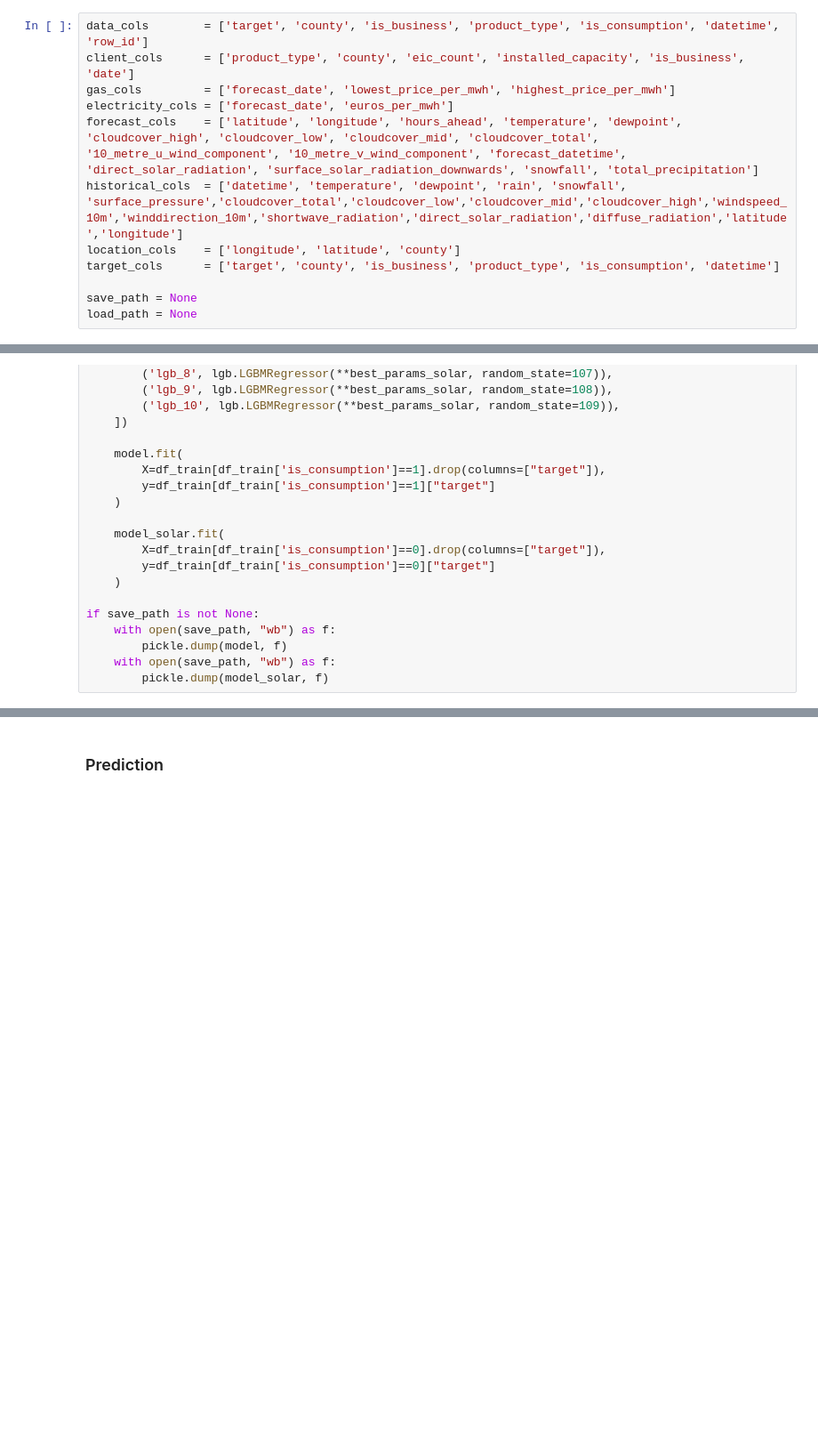
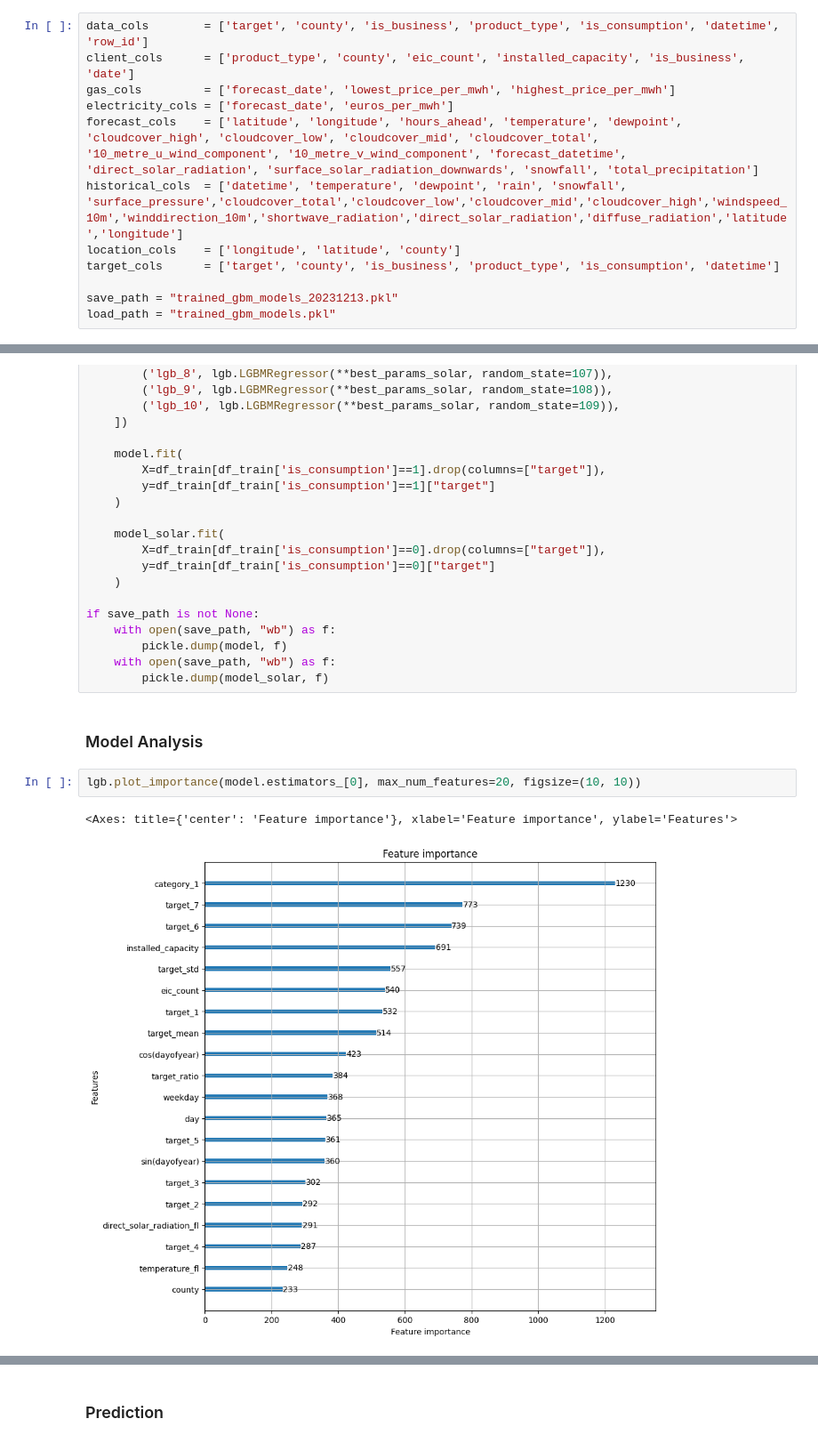
Before and after one commit to lambe/kaggling, a Jupyter notebook: enefit_pebob_2023/pebob_submission_LightGBM.ipynb, the cells around one changed output, grey strips where cells are left out. Shown at 89% size. Saved outputs shown, nothing was run; the diff lists cells and outputs as text; blank space fills up the shorter version.

Commit message:
Add plots of feature importance

```diff
--- a/enefit_pebob_2023/pebob_submission_LightGBM.ipynb
+++ b/enefit_pebob_2023/pebob_submission_LightGBM.ipynb
@@ -308,8 +308,8 @@ historical_cols  = ['datetime', 'temperature', 'dewpoint', 'rain', 'snowfall', '
 location_cols    = ['longitude', 'latitude', 'county']
 target_cols      = ['target', 'county', 'is_business', 'product_type', 'is_consumption', 'datetime']
 
-save_path = None
-load_path = None
+save_path = "trained_gbm_models_20231213.pkl"
+load_path = "trained_gbm_models.pkl"
 # %%
 df_data        = pl.read_csv(os.path.join(root, "train.csv"), columns=data_cols, try_parse_dates=True)
 df_client      = pl.read_csv(os.path.join(root, "client.csv"), columns=client_cols, try_parse_dates=True)
@@ -474,3 +444,10 @@ if save_path is not None:
         pickle.dump(model, f)
     with open(save_path, "wb") as f:
         pickle.dump(model_solar, f)
+# %% [markdown]
+### Model Analysis
+# %%
+lgb.plot_importance(model.estimators_[0], max_num_features=20, figsize=(10, 10))
+# %% [output]
+<Axes: title={'center': 'Feature importance'}, xlabel='Feature importance', ylabel='Features'>
+[figure, added]
```
Also changed, not shown: parts of 3 cells of this notebook, 1 other file.
